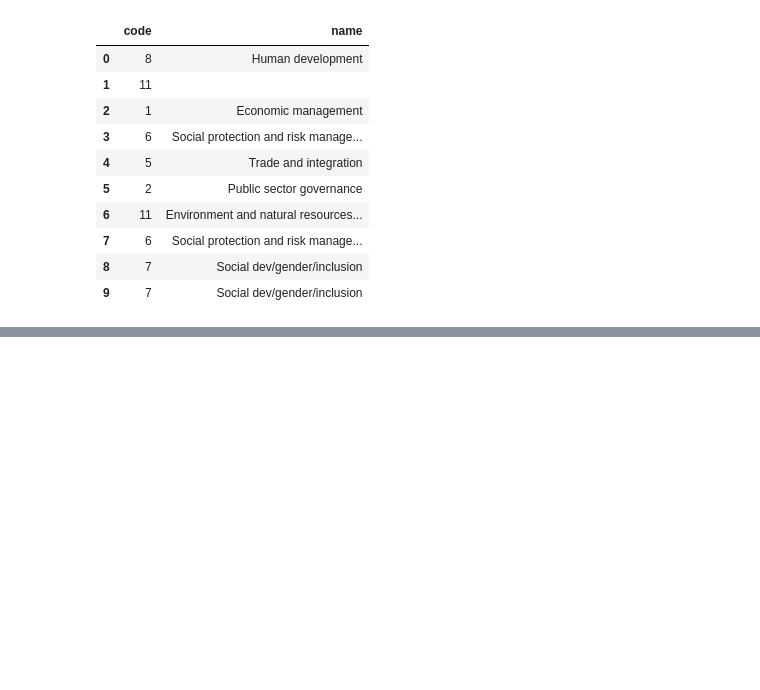
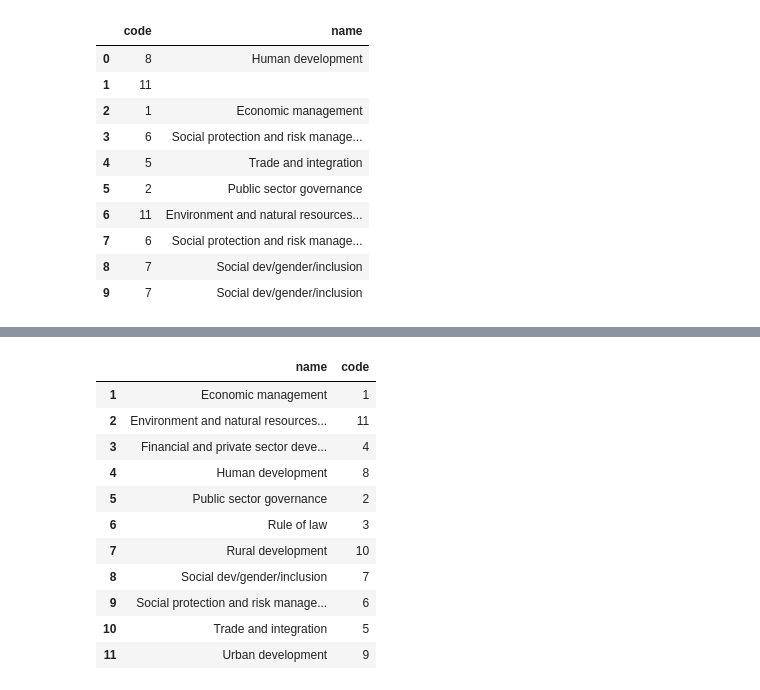
Before and after one commit to akc83/Mini-Projects-5-, a Jupyter notebook: sliderule_dsi_json_exercise.ipynb, the cells around one changed output, grey strips where cells are left out. Saved outputs shown, nothing was run; the diff lists cells and outputs as text; code cells hidden in the pictures; blank space fills up the shorter version.

```diff
--- a/sliderule_dsi_json_exercise.ipynb
+++ b/sliderule_dsi_json_exercise.ipynb
@@ -62,4 +62,4 @@ json_normalize(data, 'counties', ['state', 'shortname', ['info', 'governor']])
 + data source: http://jsonstudio.com/resources/
 # %%
 # load json as string
-json.load((open('data/world_bank_projects_less.json')))
+#json.load((open('data/world_bank_projects_less.json')))
@@ -147,5 +229,5 @@ TypeError: 'DataFrameGroupBy' object is not callable
 # %%
-new_df = pd.DataFrame(group_by_name).apply(dataframe.drop(dataframe['name'] == ' ')).reset_index()
+new_df = pd.DataFrame(group_by_name.first()).reset_index()
 #dataframe.groupby('name').size().to_frame(name = 'count').reset_index()
 # name_blank = dataframe[dataframe.name != ' ']
 # #name_blank = dataframe[dataframe['name' != ' ']]
@@ -157,0 +251,16 @@ ValueError: DataFrame constructor not properly called!
+# %%
+final_df = new_df.loc[new_df['name'] != '']
+final_df
+# %% [output]
+|  | name | code |
+| 1 | Economic management | 1 |
+| 2 | Environment and natural resources... | 11 |
+| 3 | Financial and private sector deve... | 4 |
+| 4 | Human development | 8 |
+| 5 | Public sector governance | 2 |
+| 6 | Rule of law | 3 |
+| 7 | Rural development | 10 |
+| 8 | Social dev/gender/inclusion | 7 |
+| 9 | Social protection and risk manage... | 6 |
+| 10 | Trade and integration | 5 |
+| 11 | Urban development | 9 |
```
Also changed, not shown: parts of 21 cells of this notebook.
